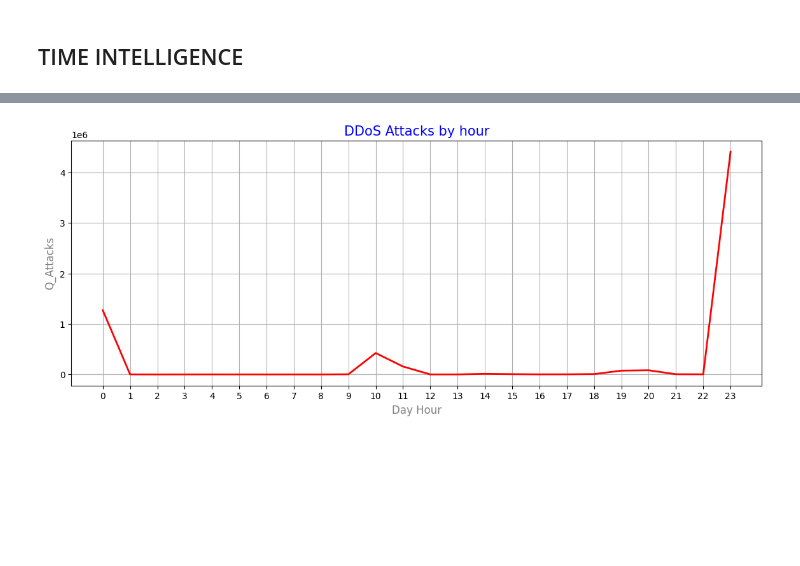
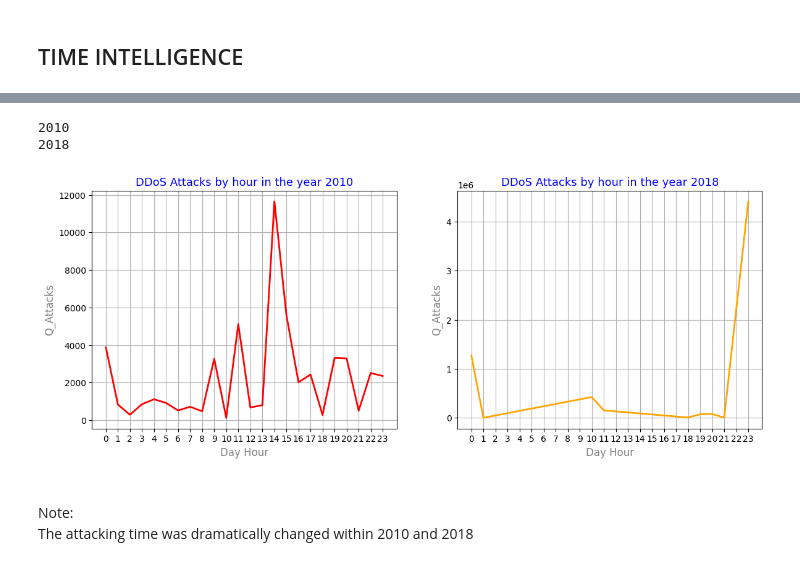
Before and after one commit to JeisonRobles/Data-Science, a Jupyter notebook: DDoS Classification/DDoS Prediction Model.ipynb, the cells around one changed output, grey strips where cells are left out. Drawn from its saved outputs; the diff is of its cells as text; code cells hidden in the pictures; blank space fills up the shorter version.

```diff
--- a/DDoS Classification/DDoS Prediction Model.ipynb
+++ b/DDoS Classification/DDoS Prediction Model.ipynb
@@ -64,6 +64,8 @@ plt.show()
 #Get the entire hour to time analysis
 data['Timestamp'] = pd.to_datetime(data['Timestamp'])
 data['Hour'] = data['Timestamp'].dt.hour
+data['Year'] = data['Timestamp'].dt.year
+data['Month'] = data['Timestamp'].dt.month
 data.head()
 # %% [output]
 |  | Unnamed: 0 | Flow ID | Src IP | Src Port | Dst IP | Dst Port | Protocol | Timestamp | Flow Duration | ... |
@@ -76,20 +128,36 @@ data.head()
 # %%
 pivot = pd.pivot_table(data = data[data.Label == 'ddos'],
-                       index=('Hour'),
+                       index=('Year','Hour'),
                        #columns=('Protocol'),
                        values = ('Protocol'),
                        aggfunc=(np.count_nonzero)
                        ).reset_index()
 
 pivot.rename(columns={'Protocol':'Q_Attacks'}, inplace=True)
 
+#Figure config
 plt.figure(figsize=(14,5))
-plt.plot(pivot['Hour'], pivot['Q_Attacks'],linewidth =2, color = 'red')
-plt.title('DDoS Attacks by hour', fontsize = 15, color = 'blue')
-plt.xlabel('Day Hour', fontsize = 12, color = 'gray')
-plt.ylabel('Q_Attacks', fontsize = 12, color = 'gray')
-plt.xticks(np.arange(24))
-plt.grid()
+
+colors = ['red','orange','purple']
+years = list(pivot['Year'].unique())
+years = ['sad','ddd']
+
+for i, year in enumerate(pivot['Year'].unique()):
+    print(year)
+    temp = pivot[pivot.Year == year]
+    plt.subplot(1,2,i+1)
+    plt.plot(temp['Hour'], temp['Q_Attacks'],linewidth =2, color = colors[i])
+    plt.title('DDoS Attacks by hour in the year '+ str(year) , fontsize = 13, color = 'blue')
+    plt.xlabel('Day Hour', fontsize = 12, color = 'gray')
+    plt.ylabel('Q_Attacks', fontsize = 12, color = 'gray')
+    plt.xticks(np.arange(24))
+    plt.grid()
+
+
 plt.show()
 # %% [output]
+2010
+2018
-[figure, old version]
+[figure, new version]
+# %% [markdown]
+<br> Note: <br/> The attacking time was dramatically changed within 2010 and 2018
```
Also changed, not shown: parts of 5 cells of this notebook.
